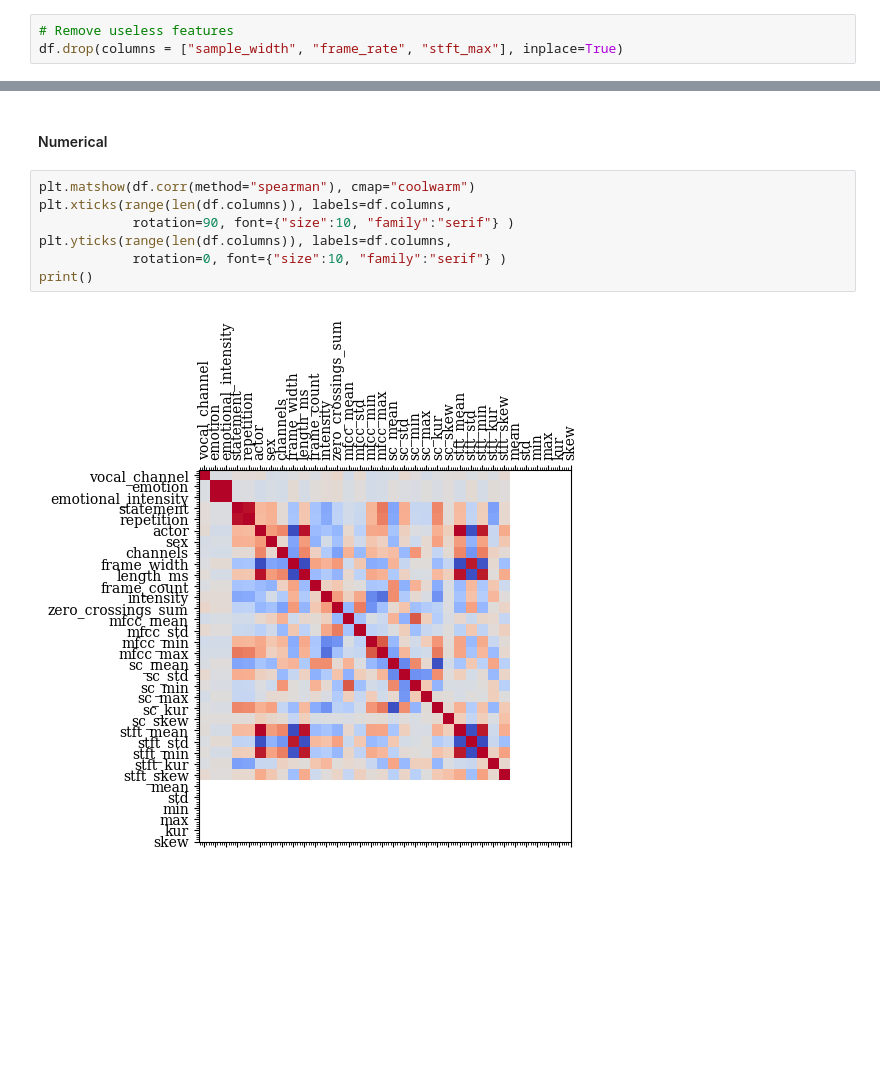
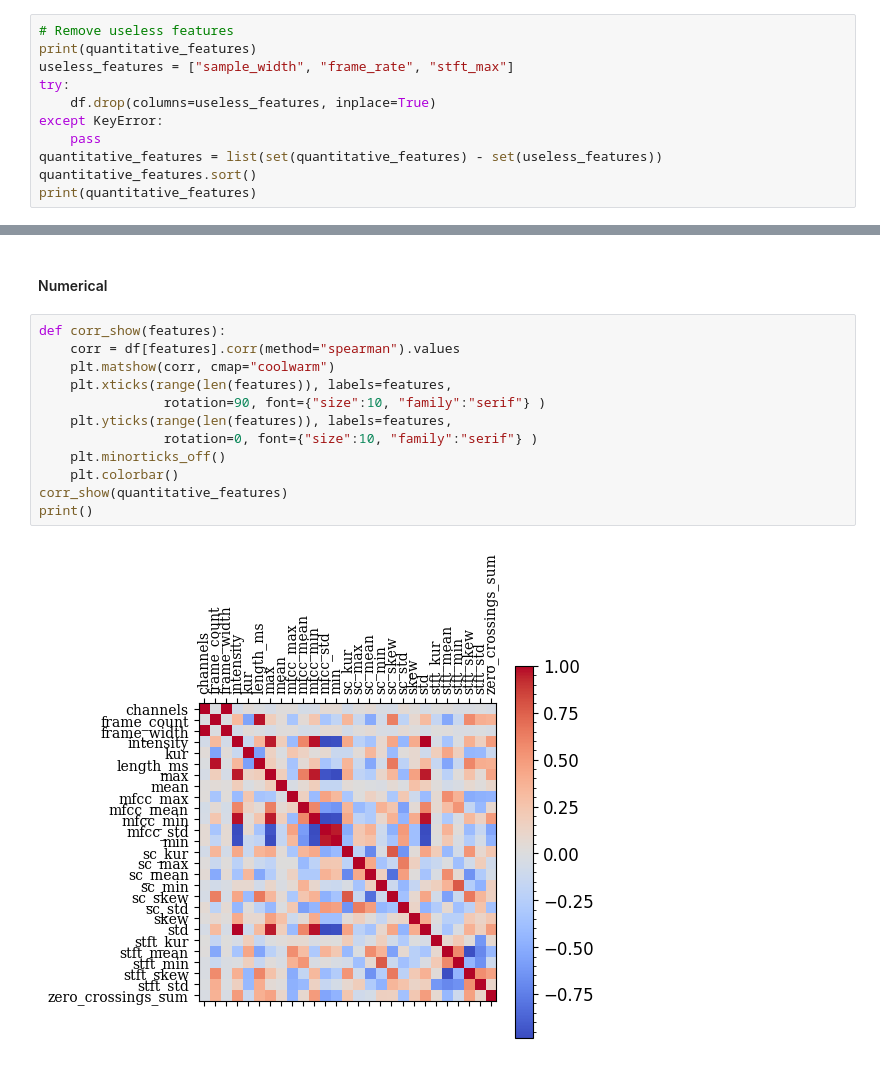
Before and after one commit to djanloo/dynamiting, a Jupyter notebook: UNDERSTANDING/data_understanding.ipynb, the cells around one changed output, grey strips where cells are left out. Drawn from its saved outputs; the diff is of its cells as text; blank space fills up the shorter version.

Commit message:
removed some useless features for #4

```diff
--- a/UNDERSTANDING/data_understanding.ipynb
+++ b/UNDERSTANDING/data_understanding.ipynb
@@ -120,6 +101,14 @@ From this we can conclude that:
 are **useless** features, since they are equal for everyone.
 
 Furthermore, `actor` field has almost 50% of missing values, so it is higly probable that it will be useless too.
-# %%
-# Remove useless features
-df.drop(columns = ["sample_width", "frame_rate", "stft_max"], inplace=True)
+# %%
+# Remove useless features
+print(quantitative_features)
+useless_features = ["sample_width", "frame_rate", "stft_max"]
+try:
+    df.drop(columns=useless_features, inplace=True)
+except KeyError:
+    pass
+quantitative_features = list(set(quantitative_features) - set(useless_features))
+quantitative_features.sort()
+print(quantitative_features)
@@ -193,11 +185,16 @@ The not complete correation is probably due to the missing values in the actor f
 # %% [markdown]
 #### Numerical
 # %%
-plt.matshow(df.corr(method="spearman"), cmap="coolwarm")
-plt.xticks(range(len(df.columns)), labels=df.columns,
-            rotation=90, font={"size":10, "family":"serif"} )
-plt.yticks(range(len(df.columns)), labels=df.columns,
-            rotation=0, font={"size":10, "family":"serif"} )
+def corr_show(features):
+    corr = df[features].corr(method="spearman").values
+    plt.matshow(corr, cmap="coolwarm")
+    plt.xticks(range(len(features)), labels=features,
+                rotation=90, font={"size":10, "family":"serif"} )
+    plt.yticks(range(len(features)), labels=features,
+                rotation=0, font={"size":10, "family":"serif"} )
+    plt.minorticks_off()
+    plt.colorbar()
+corr_show(quantitative_features)
 print()
 # %% [output]
-[figure, old version]
+[figure, new version]
```
Also changed, not shown: parts of 4 cells of this notebook.
